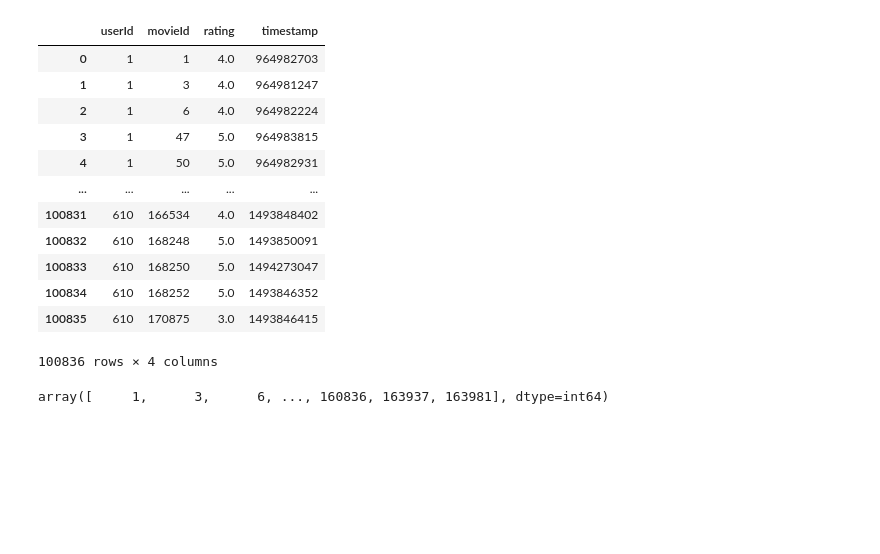
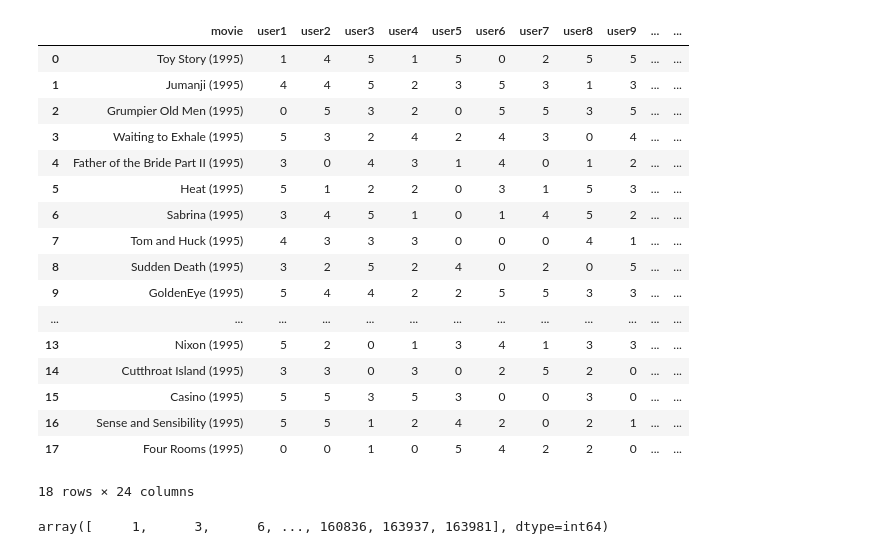
Before and after one commit to mhAbidi/collaborative_recommendation_imdb, a Jupyter notebook: Collaborative Filter Recommendation/collaborative_recommendation.ipynb, the cells around one changed output. Cells and saved outputs as stored; diff of their text form; code cells hidden in the pictures; blank space fills up the shorter version.

```diff
--- a/Collaborative Filter Recommendation/collaborative_recommendation.ipynb
+++ b/Collaborative Filter Recommendation/collaborative_recommendation.ipynb
@@ -5,20 +7,25 @@ from sklearn.metrics.pairwise import cosine_similarity
 # %%
-ratings = pd.read_csv("dataset/ratings.csv")
+ratings = pd.read_csv("dataset/ordered_data_small.csv")
 ratings
 # %% [output]
-|  | userId | movieId | rating | timestamp |
-| 0 | 1 | 1 | 4.0 | 964982703 |
-| 1 | 1 | 3 | 4.0 | 964981247 |
-| 2 | 1 | 6 | 4.0 | 964982224 |
-| 3 | 1 | 47 | 5.0 | 964983815 |
-| 4 | 1 | 50 | 5.0 | 964982931 |
-| ... | ... | ... | ... | ... |
-| 100831 | 610 | 166534 | 4.0 | 1493848402 |
-| 100832 | 610 | 168248 | 5.0 | 1493850091 |
-| 100833 | 610 | 168250 | 5.0 | 1494273047 |
-| 100834 | 610 | 168252 | 5.0 | 1493846352 |
-| 100835 | 610 | 170875 | 3.0 | 1493846415 |
+|  | movie | user1 | user2 | user3 | user4 | user5 | user6 | user7 | user8 | user9 | ... | ... |
+| 0 | Toy Story (1995) | 1 | 4 | 5 | 1 | 5 | 0 | 2 | 5 | 5 | ... | ... |
+| 1 | Jumanji (1995) | 4 | 4 | 5 | 2 | 3 | 5 | 3 | 1 | 3 | ... | ... |
+| 2 | Grumpier Old Men (1995) | 0 | 5 | 3 | 2 | 0 | 5 | 5 | 3 | 5 | ... | ... |
+| 3 | Waiting to Exhale (1995) | 5 | 3 | 2 | 4 | 2 | 4 | 3 | 0 | 4 | ... | ... |
+| 4 | Father of the Bride Part II (1995) | 3 | 0 | 4 | 3 | 1 | 4 | 0 | 1 | 2 | ... | ... |
+| 5 | Heat (1995) | 5 | 1 | 2 | 2 | 0 | 3 | 1 | 5 | 3 | ... | ... |
+| 6 | Sabrina (1995) | 3 | 4 | 5 | 1 | 0 | 1 | 4 | 5 | 2 | ... | ... |
+| 7 | Tom and Huck (1995) | 4 | 3 | 3 | 3 | 0 | 0 | 0 | 4 | 1 | ... | ... |
+| 8 | Sudden Death (1995) | 3 | 2 | 5 | 2 | 4 | 0 | 2 | 0 | 5 | ... | ... |
+| 9 | GoldenEye (1995) | 5 | 4 | 4 | 2 | 2 | 5 | 5 | 3 | 3 | ... | ... |
+| ... | ... | ... | ... | ... | ... | ... | ... | ... | ... | ... | ... | ... |
+| 13 | Nixon (1995) | 5 | 2 | 0 | 1 | 3 | 4 | 1 | 3 | 3 | ... | ... |
+| 14 | Cutthroat Island (1995) | 3 | 3 | 0 | 3 | 0 | 2 | 5 | 2 | 0 | ... | ... |
+| 15 | Casino (1995) | 5 | 5 | 3 | 5 | 3 | 0 | 0 | 3 | 0 | ... | ... |
+| 16 | Sense and Sensibility (1995) | 5 | 5 | 1 | 2 | 4 | 2 | 0 | 2 | 1 | ... | ... |
+| 17 | Four Rooms (1995) | 0 | 0 | 1 | 0 | 5 | 4 | 2 | 2 | 0 | ... | ... |
-100836 rows × 4 columns
+18 rows × 24 columns
 # %%
 unique_user = ratings.userId.unique()
 unique_movies = ratings.movieId.unique()
```
Also changed, not shown: parts of 13 cells of this notebook, 8 other files.
